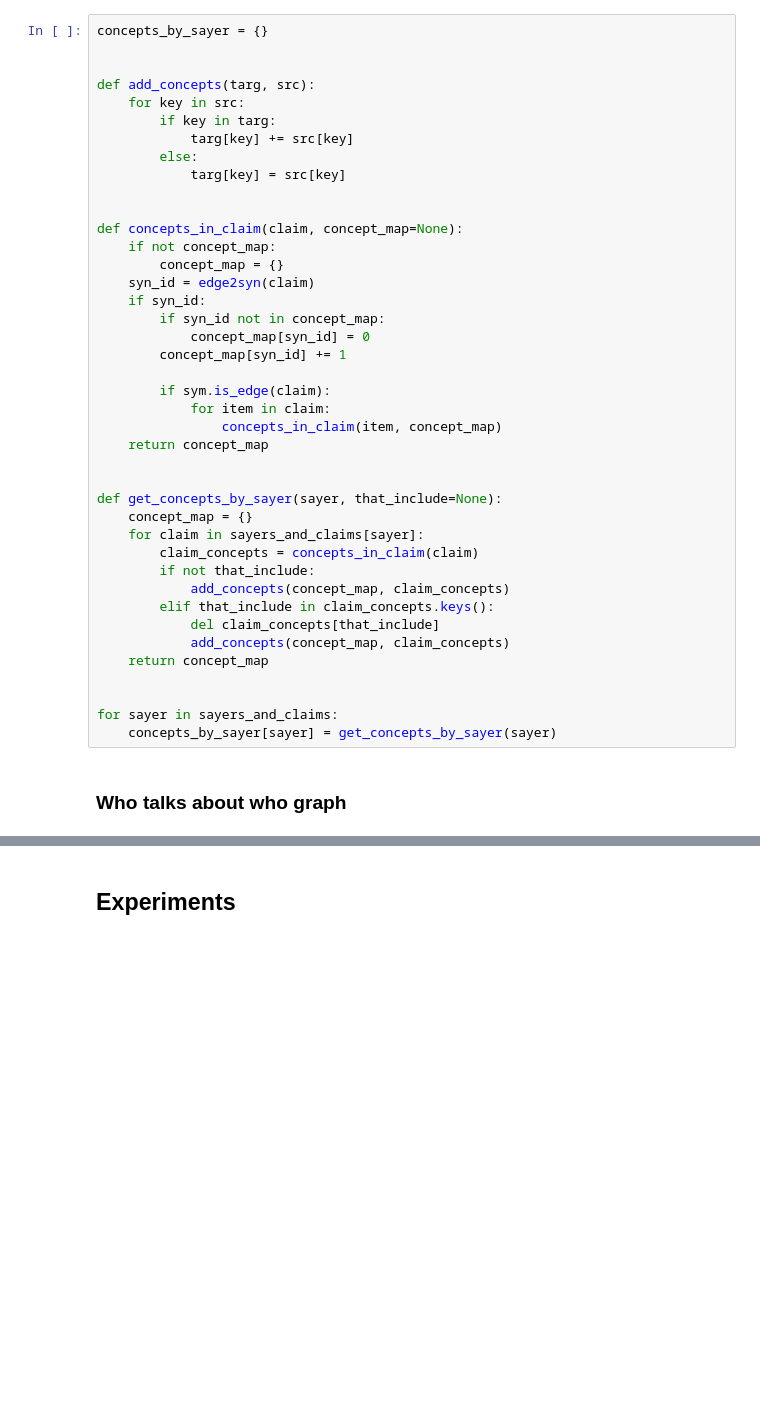
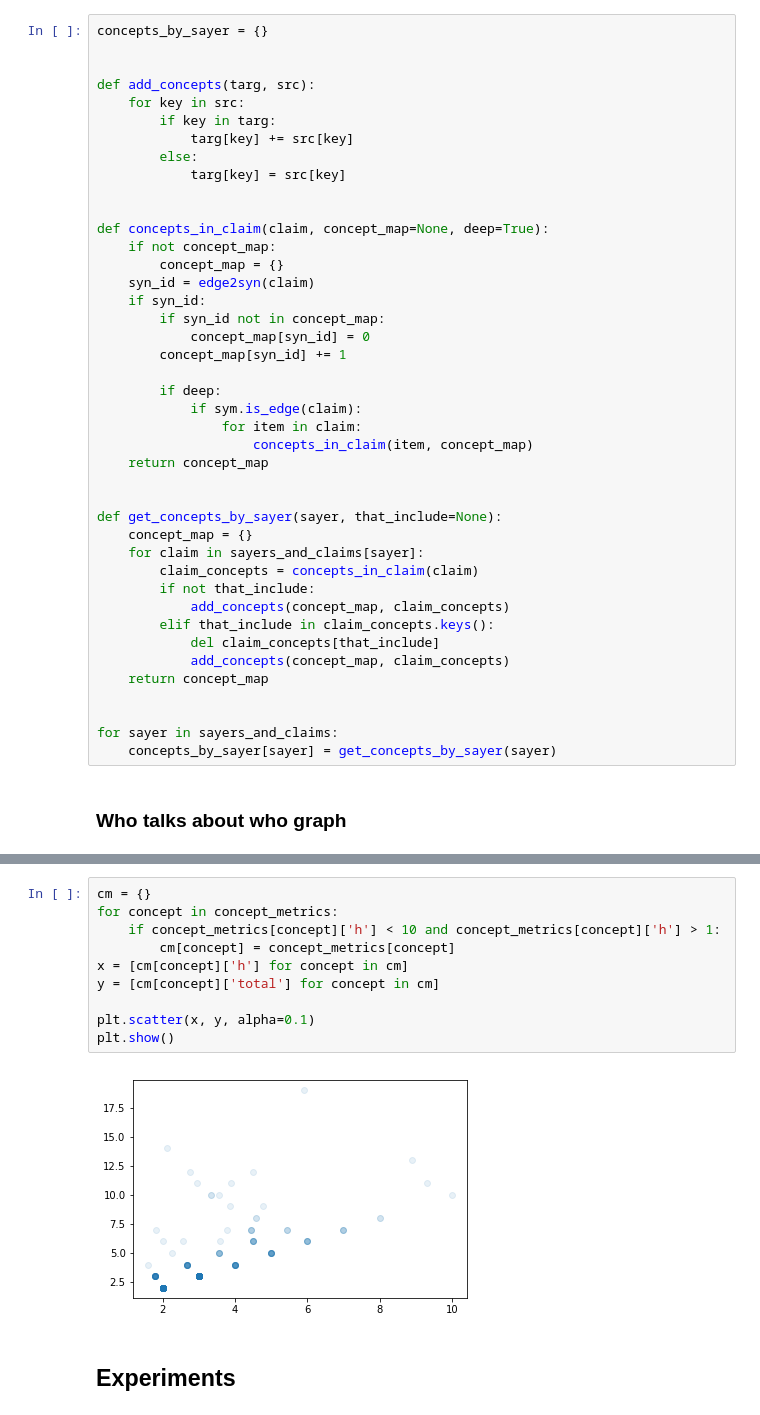
Before and after one commit to graphbrain/graphbrain, a Jupyter notebook: notebooks/claims.ipynb, the cells around one changed output, grey strips where cells are left out. Saved outputs shown, nothing was run; the diff lists cells and outputs as text; blank space fills up the shorter version.

```diff
--- a/notebooks/claims.ipynb
+++ b/notebooks/claims.ipynb
@@ -109,7 +113,7 @@ def add_concepts(targ, src):
             targ[key] = src[key]
 
 
-def concepts_in_claim(claim, concept_map=None):
+def concepts_in_claim(claim, concept_map=None, deep=True):
     if not concept_map:
         concept_map = {}
     syn_id = edge2syn(claim)
@@ -118,9 +122,10 @@ def concepts_in_claim(claim, concept_map=None):
             concept_map[syn_id] = 0
         concept_map[syn_id] += 1
 
-        if sym.is_edge(claim):
-            for item in claim:
-                concepts_in_claim(item, concept_map)
+        if deep:
+            if sym.is_edge(claim):
+                for item in claim:
+                    concepts_in_claim(item, concept_map)
     return concept_map
 
 
@@ -168,3 +225,15 @@ file.close()
+# %%
+cm = {}
+for concept in concept_metrics:
+    if concept_metrics[concept]['h'] < 10 and concept_metrics[concept]['h'] > 1:
+        cm[concept] = concept_metrics[concept]
+x = [cm[concept]['h'] for concept in cm]
+y = [cm[concept]['total'] for concept in cm]
+
+plt.scatter(x, y, alpha=0.1)
+plt.show()
+# %% [output]
+[figure, added]
 # %% [markdown]
 ## Experiments
 # %%
```
Also changed, not shown: parts of 13 cells of this notebook, 1 other file.
